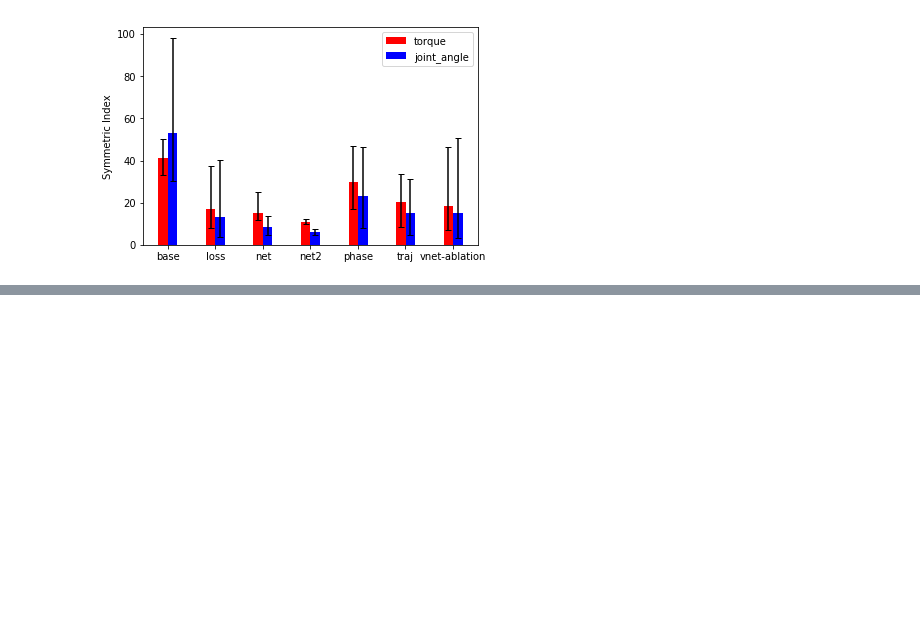
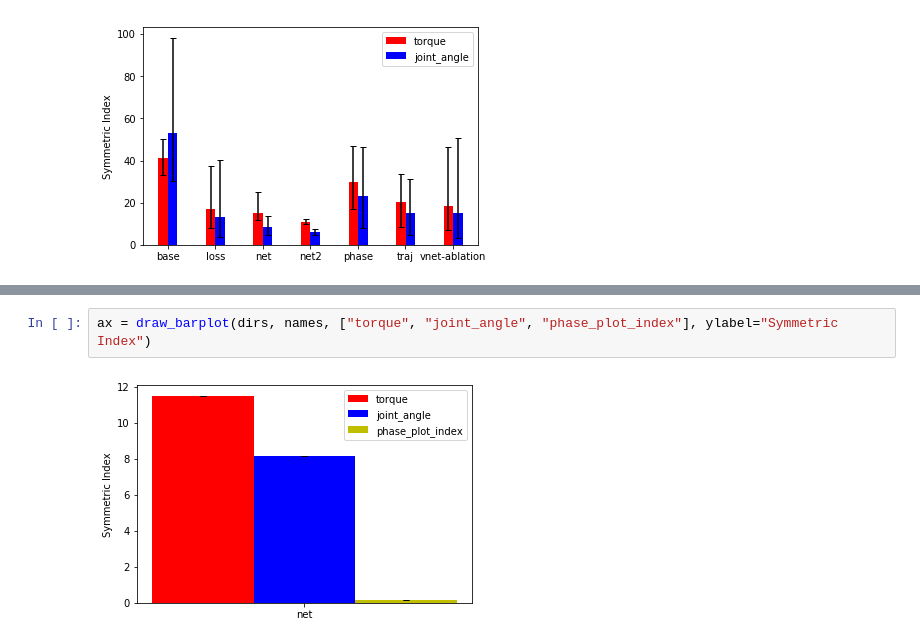
Before and after one commit to UBCMOCCA/SymmetricRL, a Jupyter notebook: show/Metrics.ipynb, the cells around one changed output, grey strips where cells are left out. Cells and saved outputs as stored; diff of their text form; blank space fills up the shorter version.

```diff
--- a/show/Metrics.ipynb
+++ b/show/Metrics.ipynb
@@ -89,0 +119,4 @@ ax = draw_barplot(dirs, names, ["torque", "joint_angle"], ylabel="Symmetric Inde
+# %%
+ax = draw_barplot(dirs, names, ["torque", "joint_angle", "phase_plot_index"], ylabel="Symmetric Index")
+# %% [output]
+[figure, added]
```
Also changed, not shown: parts of 28 cells of this notebook, 3 other files.
